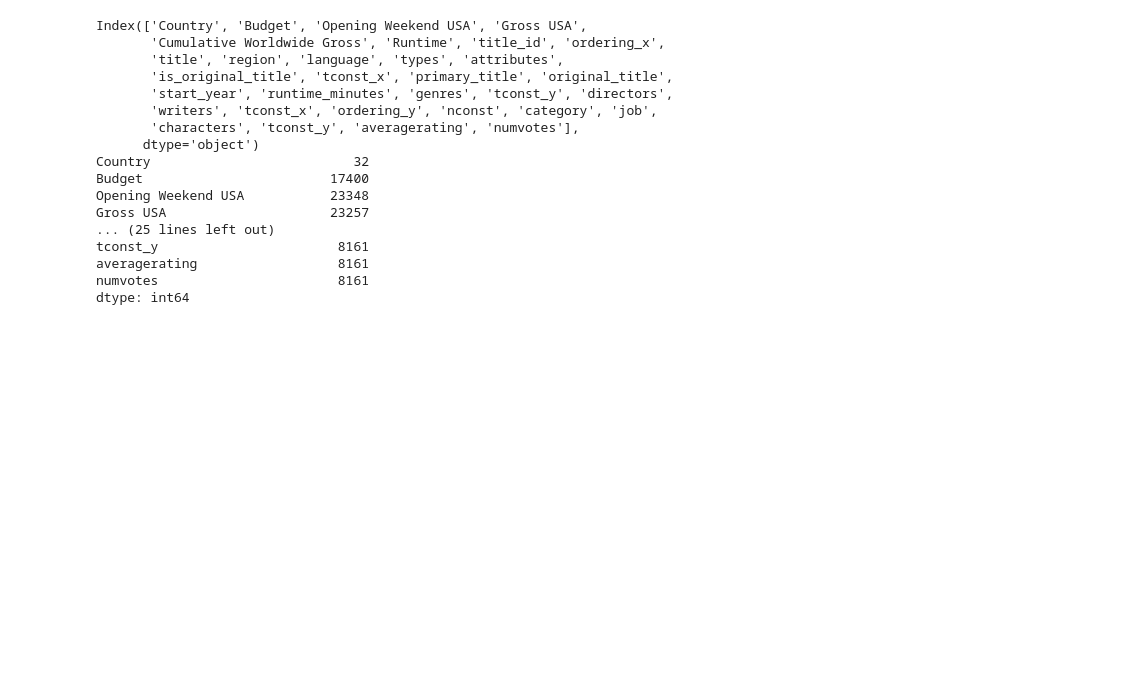
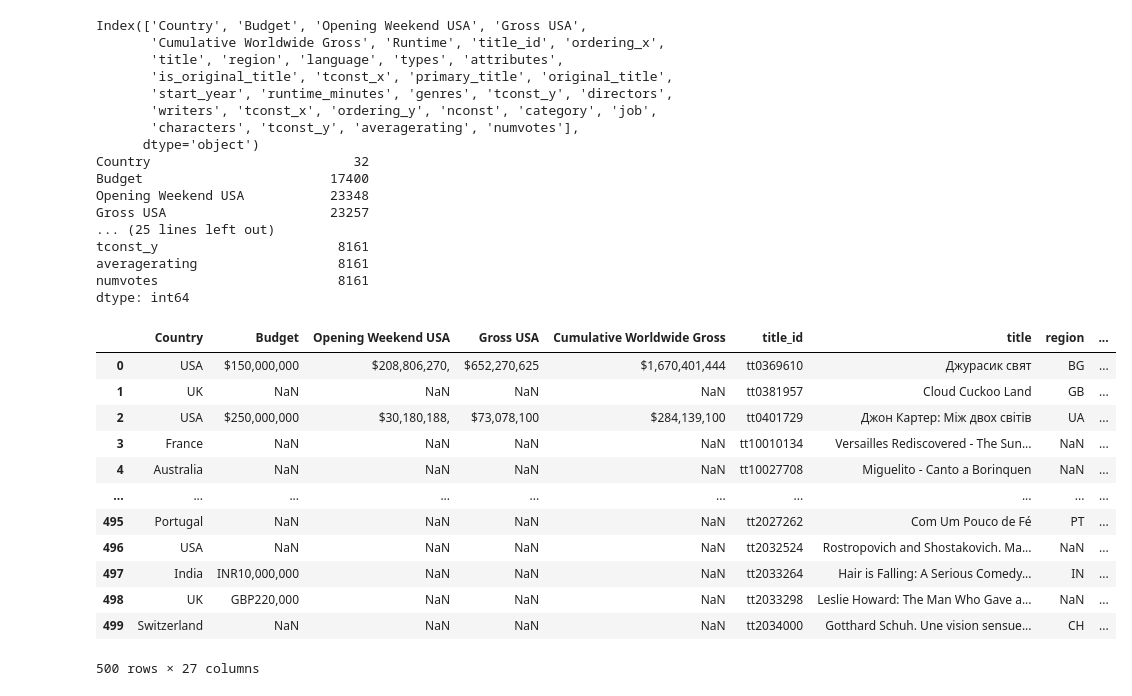
Before and after one commit to davidlebruce/movie_industry_project, a Jupyter notebook: imdb_data_exp.ipynb, the cells around one changed output. Saved outputs shown, nothing was run; the diff lists cells and outputs as text; code cells hidden in the pictures; blank space fills up the shorter version.

```diff
--- a/imdb_data_exp.ipynb
+++ b/imdb_data_exp.ipynb
@@ -388,3 +374,19 @@ dtype: int64
 # %%
 # dropping unnecessary columns
 df.drop(['ordering_x', 'language', 'attributes', 'original_title', 'Runtime'], axis=1, inplace=True)
+# %%
+df.head(500)
+# %% [output]
+|  | Country | Budget | Opening Weekend USA | Gross USA | Cumulative Worldwide Gross | title_id | title | region | ... |
+| 0 | USA | $150,000,000 | $208,806,270, | $652,270,625 | $1,670,401,444 | tt0369610 | Джурасик свят | BG | ... |
+| 1 | UK | NaN | NaN | NaN | NaN | tt0381957 | Cloud Cuckoo Land | GB | ... |
+| 2 | USA | $250,000,000 | $30,180,188, | $73,078,100 | $284,139,100 | tt0401729 | Джон Картер: Мiж двох свiтiв | UA | ... |
+| 3 | France | NaN | NaN | NaN | NaN | tt10010134 | Versailles Rediscovered - The Sun... | NaN | ... |
+| 4 | Australia | NaN | NaN | NaN | NaN | tt10027708 | Miguelito - Canto a Borinquen | NaN | ... |
+| ... | ... | ... | ... | ... | ... | ... | ... | ... | ... |
+| 495 | Portugal | NaN | NaN | NaN | NaN | tt2027262 | Com Um Pouco de Fé | PT | ... |
+| 496 | USA | NaN | NaN | NaN | NaN | tt2032524 | Rostropovich and Shostakovich. Ma... | NaN | ... |
+| 497 | India | INR10,000,000 | NaN | NaN | NaN | tt2033264 | Hair is Falling: A Serious Comedy... | IN | ... |
+| 498 | UK | GBP220,000 | NaN | NaN | NaN | tt2033298 | Leslie Howard: The Man Who Gave a... | NaN | ... |
+| 499 | Switzerland | NaN | NaN | NaN | NaN | tt2034000 | Gotthard Schuh. Une vision sensue... | CH | ... |
+500 rows × 27 columns
```
Also changed, not shown: parts of 1 cell of this notebook, 2 other files.
